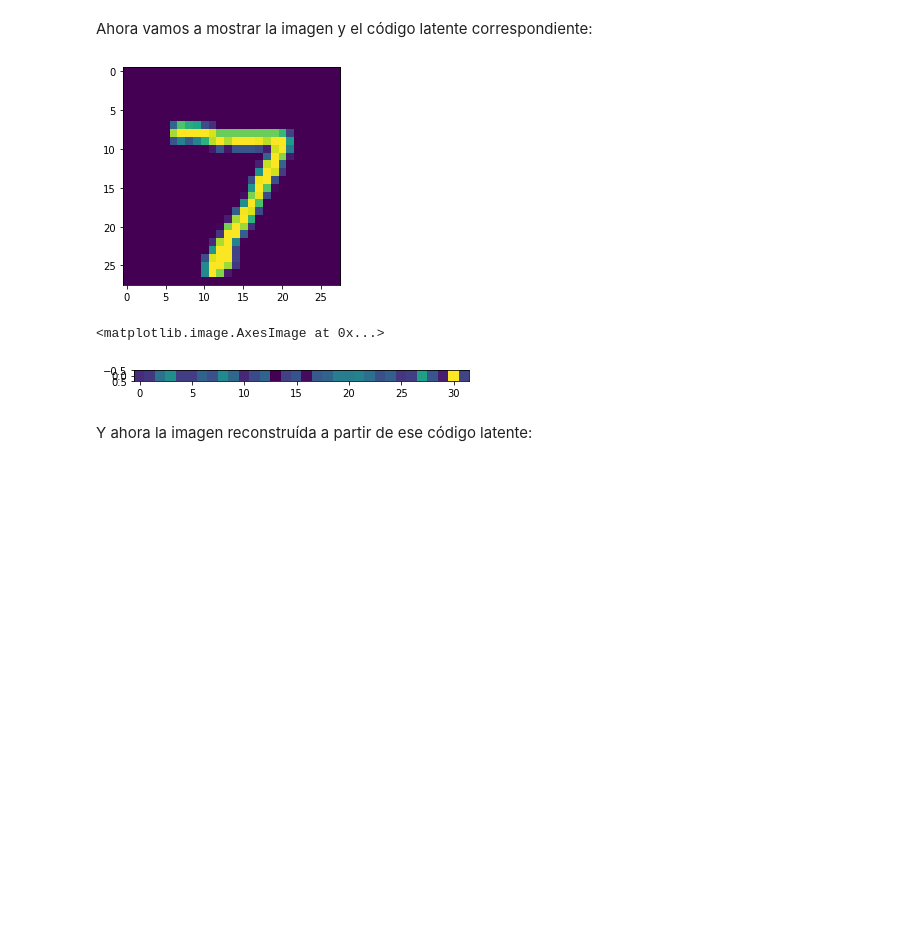
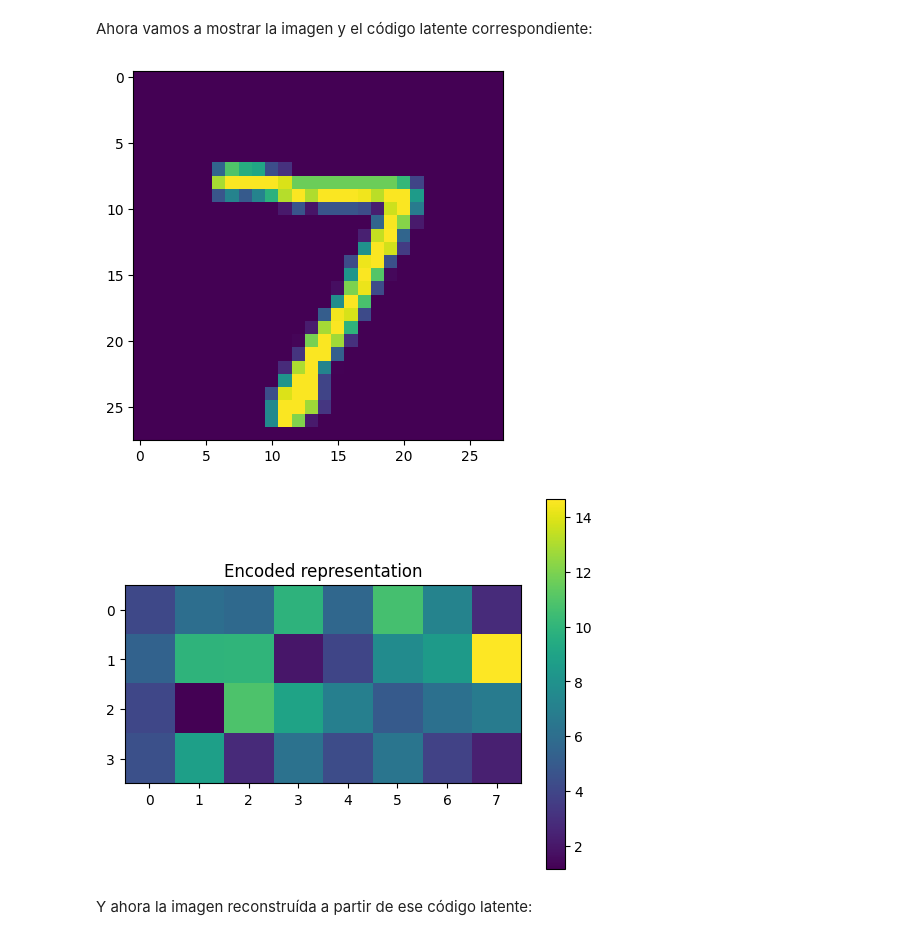
Before and after one commit to JuanAntonioLeonOjeda/Ejemplos-Aprendizaje-No-Supervisado, a Jupyter notebook: AEs_1_Mi_primer_AE.ipynb, the cells around one changed output. Cells and saved outputs as stored; diff of their text form; code cells hidden in the pictures; blank space fills up the shorter version.

```diff
--- a/AEs_1_Mi_primer_AE.ipynb
+++ b/AEs_1_Mi_primer_AE.ipynb
@@ -114,11 +113,13 @@ Ahora vamos a mostrar la imagen y el código latente correspondiente:
 # %%
 import matplotlib.pyplot as plt
 plt.imshow(x_test[0].reshape(28, 28)), plt.show()
-plt.imshow(encoded_imgs[0, :])
+plt.imshow(encoded_imgs[0, :].reshape(4, 8), cmap='viridis')
+plt.colorbar()
+plt.title("Encoded representation")
+plt.show()
 # %% [output]
-[figure, old version]
+[figure, new version]
-<matplotlib.image.AxesImage at 0x...>
-[figure, old version]
+[figure, new version]
 # %% [markdown]
 Y ahora la imagen reconstruída a partir de ese código latente:
 # %%
```
Also changed, not shown: parts of 14 cells of this notebook.
